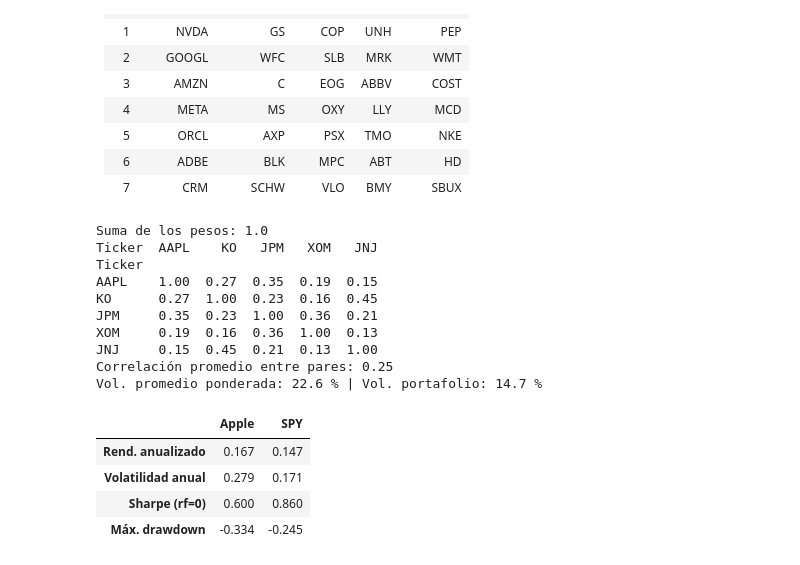
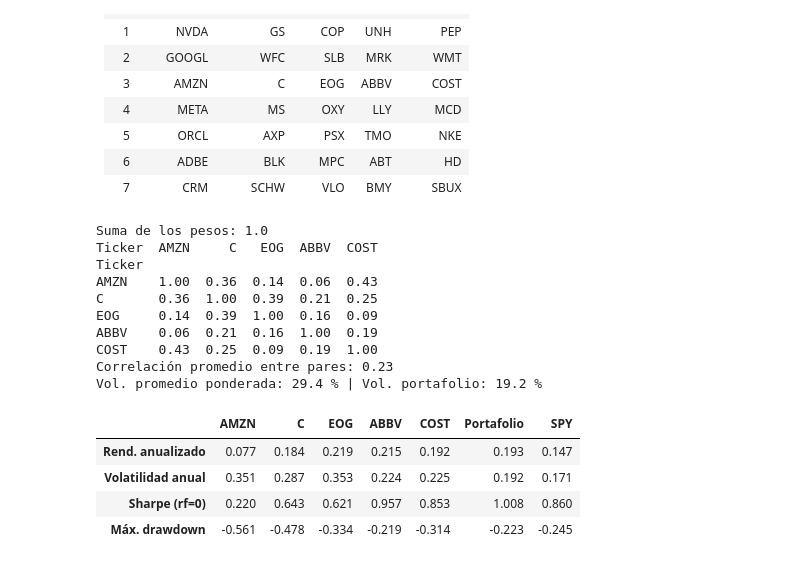
Before and after one commit to Johan-pp/Clase-S15, a Jupyter notebook: S21_Taller5_Series_Temporales_Python.ipynb, the cells around one changed output. Cells and saved outputs as stored; diff of their text form; code cells hidden in the pictures.

```diff
--- a/S21_Taller5_Series_Temporales_Python.ipynb
+++ b/S21_Taller5_Series_Temporales_Python.ipynb
@@ -662,4 +665,11 @@ import matplotlib.pyplot as plt
 # %%
+import numpy as np
+import pandas as pd
+import yfinance as yf
+import matplotlib.pyplot as plt
+
+mis_acciones = ["AMZN", "C", "EOG", "ABBV", "COST"]
+mis_pesos = [0.30, 0.20, 0.15, 0.15, 0.20]      # suman 1, ninguno mayor a 0,40
 
 assert len(mis_acciones) == 5 and len(mis_pesos) == 5
 assert abs(sum(mis_pesos) - 1) < 1e-9, "Los pesos deben sumar 1"
@@ -687,36 +697,44 @@ print("Vol. promedio ponderada:", round(vol_prom_pond * 100, 1), "% | Vol. porta
       round(vol_port * 100, 1), "%")
 # %% [output]
 Suma de los pesos: 1.0
-Ticker  AAPL    KO   JPM   XOM   JNJ
+Ticker  AMZN     C   EOG  ABBV  COST
 Ticker
-AAPL    1.00  0.27  0.35  0.19  0.15
-KO      0.27  1.00  0.23  0.16  0.45
-JPM     0.35  0.23  1.00  0.36  0.21
-XOM     0.19  0.16  0.36  1.00  0.13
-JNJ     0.15  0.45  0.21  0.13  1.00
-Correlación promedio entre pares: 0.25
-Vol. promedio ponderada: 22.6 % | Vol. portafolio: 14.7 %
+AMZN    1.00  0.36  0.14  0.06  0.43
+C       0.36  1.00  0.39  0.21  0.25
+EOG     0.14  0.39  1.00  0.16  0.09
+ABBV    0.06  0.21  0.16  1.00  0.19
+COST    0.43  0.25  0.09  0.19  1.00
+Correlación promedio entre pares: 0.23
+Vol. promedio ponderada: 29.4 % | Vol. portafolio: 19.2 %
 # %%
 import numpy as np
 import pandas as pd
 
-def resumen(r):
+def resumen_activo(r):
     """Estadísticas de una serie de retornos diarios."""
     acumulado = (1 + r).cumprod()
     anios = len(r) / 252
+    rend_anual = acumulado.iloc[-1] ** (1 / anios) - 1
+    vol_anual = r.std() * np.sqrt(252)
     return pd.Series({
-        "Rend. anualizado": acumulado.iloc[-1] ** (1 / anios) - 1,
-        "Volatilidad anual": r.std() * np.sqrt(252),
-        "Sharpe (rf=0)": (acumulado.iloc[-1] ** (1 / anios) - 1) / (r.std() * np.sqrt(252)),
+        "Rend. anualizado": rend_anual,
+        "Volatilidad anual": vol_anual,
+        "Sharpe (rf=0)": rend_anual / vol_anual,
         "Máx. drawdown": (acumulado / acumulado.cummax() - 1).min(),
     })
 
-# Usa rends_reto si vienes de la celda del reto (o rends si así se llama tu DataFrame)
-pd.DataFrame({"Apple": resumen(rends_reto["AAPL"]),
-              "SPY": resumen(rends_reto["SPY"])}).round(3)
+# Requiere haber ejecutado antes la celda del reto
+# (mis_acciones, rends_reto, rend_portafolio)
+tabla_resumen = pd.DataFrame(
+    {t: resumen_activo(rends_reto[t]) for t in mis_acciones}
+    | {"Portafolio": resumen_activo(rend_portafolio),
+       "SPY": resumen_activo(rends_reto["SPY"])}
+).round(3)
+
+tabla_resumen
 # %% [output]
-|  | Apple | SPY |
-| Rend. anualizado | 0.167 | 0.147 |
-| Volatilidad anual | 0.279 | 0.171 |
-| Sharpe (rf=0) | 0.600 | 0.860 |
-| Máx. drawdown | -0.334 | -0.245 |
+|  | AMZN | C | EOG | ABBV | COST | Portafolio | SPY |
+| Rend. anualizado | 0.077 | 0.184 | 0.219 | 0.215 | 0.192 | 0.193 | 0.147 |
+| Volatilidad anual | 0.351 | 0.287 | 0.353 | 0.224 | 0.225 | 0.192 | 0.171 |
+| Sharpe (rf=0) | 0.220 | 0.643 | 0.621 | 0.957 | 0.853 | 1.008 | 0.860 |
+| Máx. drawdown | -0.561 | -0.478 | -0.334 | -0.219 | -0.314 | -0.223 | -0.245 |
```
Also changed, not shown: parts of 1 cell of this notebook.
